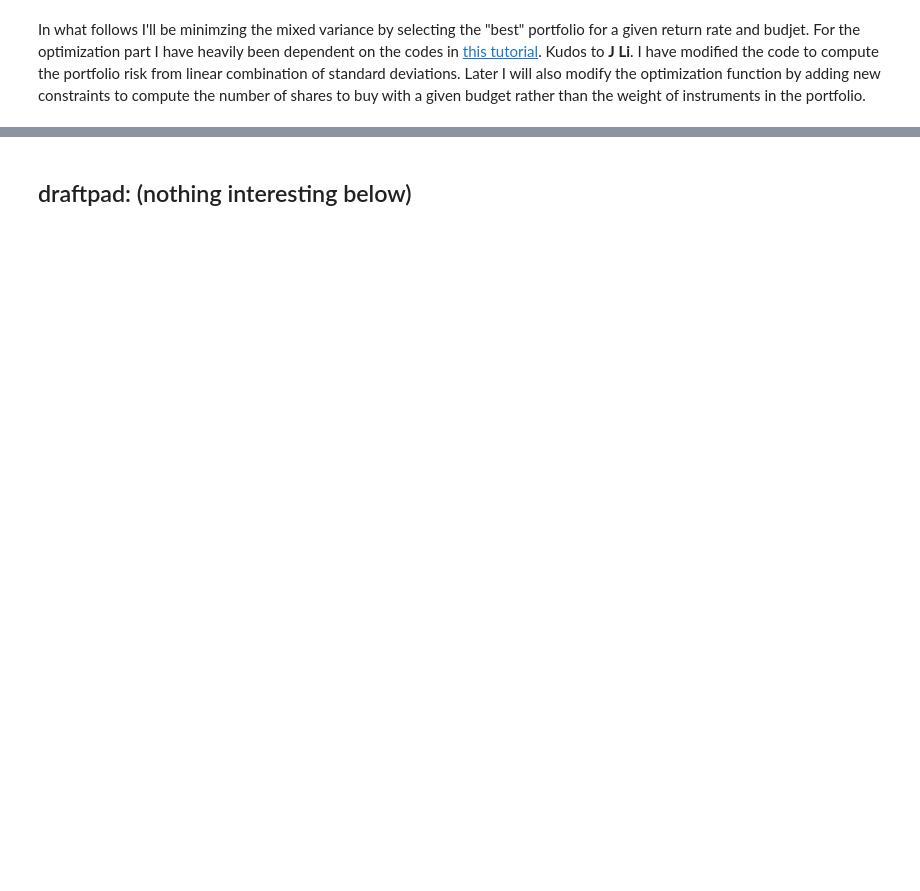
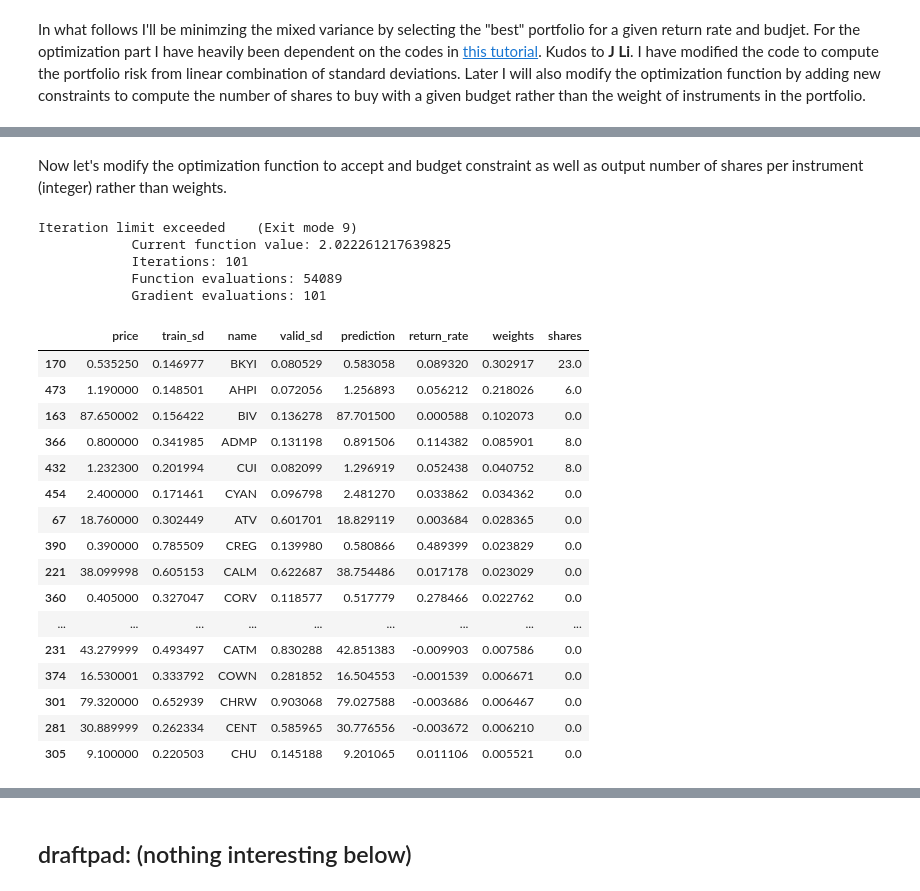
Before and after one commit to armenabnousi/smartr, a Jupyter notebook: smartr.ipynb, the cells around one changed output, grey strips where cells are left out. Saved outputs shown, nothing was run; the diff lists cells and outputs as text; code cells hidden in the pictures; blank space fills up the shorter version.

```diff
--- a/smartr.ipynb
+++ b/smartr.ipynb
@@ -622,2 +480,4 @@ rat_risks.sort_values(['weights', 'shares'], ascending = False).head(20)
+# %%
+weights, success, status, message = optimize_weights(rat_risks, target_return = 0.075)
 # %%
 rat_risks['weights'] = weights
@@ -910,0 +484,69 @@ plt.legend()
+# %% [markdown]
+Now let's modify the optimization function to accept and budget constraint as well as output number of shares per instrument (integer) rather than weights.
+# %%
+def get_portfolio_risk_by_shares(shares, rat_risks, covariances):
+    weights = shares / np.sum(shares)
+    weight_matrix = np.outer(weights , weights)
+    weight_cov_combined = covariances * weight_matrix
+    mixed_var = np.sum(np.sum(weight_cov_combined))
+    return mixed_var
+
+def get_portfolio_return_by_shares(shares, rat_risks, budget):
+    spent = np.sum(rat_risks['price'] * shares)
+    unspent = budget - spent
+    returns = spent * np.sum(rat_risks['return_rate'] * shares) + unspent
+    total_return_rate = (returns/budget) - 1
+    return total_return_rate
+
+def budget_constraint_by_shares(shares, rat_risks, budget):
+    prices = np.array(rat_risks['price'])
+    unspent = budget - np.sum(shares * prices)
+    return(unspent)
+# %%
+def optimize_shares(rat_risks, target_return=0.1, budget = 2000):
+    #normalized_prices = prices / prices.ix[0, :]
+    instruments_count = rat_risks.shape[0]
+    init_guess = np.ones(instruments_count) #(1.0 / instruments_count)
+    bounds = ((0.0, np.inf),) * instruments_count
+    shares = minimize(get_portfolio_risk_by_shares, init_guess,
+                       args=(rat_risks, covariances), method='SLSQP',
+                       options={'disp': True, 'maxiter': 100},
+                       constraints=({'type': 'ineq', 'fun': lambda x: budget_constraint_by_shares(x, rat_risks, budget)}, #make sure total is less than budget
+                                    {'type': 'eq', 'args': (rat_risks, budget), #make the return rate equal to the expected rate
+                                     'fun': lambda inputs, rat_risks, budget:
+                                     target_return - get_portfolio_return_by_shares(inputs, rat_risks, budget)},
+                                    {'type':'eq','fun': lambda x : max([0] + [x[i]-int(x[i]) for i in range(len(x)) if x[i]-int(x[i]) > 0])}, #try to make them as close to integer as possible
+                                   ),
+                       bounds=bounds
+                     )
+    return shares.x, shares.success, shares.status, shares.message
+# %%
+budget = 500
+share_distribution, success, status, message = optimize_shares(rat_risks, budget = budget, target_return = 0.075)
+rat_risks['shares'] = np.floor(share_distribution)
+# %% [output]
+Iteration limit exceeded    (Exit mode 9)
+            Current function value: 2.022261217639825
+            Iterations: 101
+            Function evaluations: 54089
+            Gradient evaluations: 101
+# %%
+rat_risks.sort_values(['weights', 'price', 'shares'], ascending = False).head(20)
+# %% [output]
+|  | price | train_sd | name | valid_sd | prediction | return_rate | weights | shares |
+| 170 | 0.535250 | 0.146977 | BKYI | 0.080529 | 0.583058 | 0.089320 | 0.302917 | 23.0 |
+| 473 | 1.190000 | 0.148501 | AHPI | 0.072056 | 1.256893 | 0.056212 | 0.218026 | 6.0 |
+| 163 | 87.650002 | 0.156422 | BIV | 0.136278 | 87.701500 | 0.000588 | 0.102073 | 0.0 |
+| 366 | 0.800000 | 0.341985 | ADMP | 0.131198 | 0.891506 | 0.114382 | 0.085901 | 8.0 |
+| 432 | 1.232300 | 0.201994 | CUI | 0.082099 | 1.296919 | 0.052438 | 0.040752 | 8.0 |
+| 454 | 2.400000 | 0.171461 | CYAN | 0.096798 | 2.481270 | 0.033862 | 0.034362 | 0.0 |
+| 67 | 18.760000 | 0.302449 | ATV | 0.601701 | 18.829119 | 0.003684 | 0.028365 | 0.0 |
+| 390 | 0.390000 | 0.785509 | CREG | 0.139980 | 0.580866 | 0.489399 | 0.023829 | 0.0 |
+| 221 | 38.099998 | 0.605153 | CALM | 0.622687 | 38.754486 | 0.017178 | 0.023029 | 0.0 |
+| 360 | 0.405000 | 0.327047 | CORV | 0.118577 | 0.517779 | 0.278466 | 0.022762 | 0.0 |
+| ... | ... | ... | ... | ... | ... | ... | ... | ... |
+| 231 | 43.279999 | 0.493497 | CATM | 0.830288 | 42.851383 | -0.009903 | 0.007586 | 0.0 |
+| 374 | 16.530001 | 0.333792 | COWN | 0.281852 | 16.504553 | -0.001539 | 0.006671 | 0.0 |
+| 301 | 79.320000 | 0.652939 | CHRW | 0.903068 | 79.027588 | -0.003686 | 0.006467 | 0.0 |
+| 281 | 30.889999 | 0.262334 | CENT | 0.585965 | 30.776556 | -0.003672 | 0.006210 | 0.0 |
+| 305 | 9.100000 | 0.220503 | CHU | 0.145188 | 9.201065 | 0.011106 | 0.005521 | 0.0 |
```
Also changed, not shown: parts of 120 cells of this notebook.
